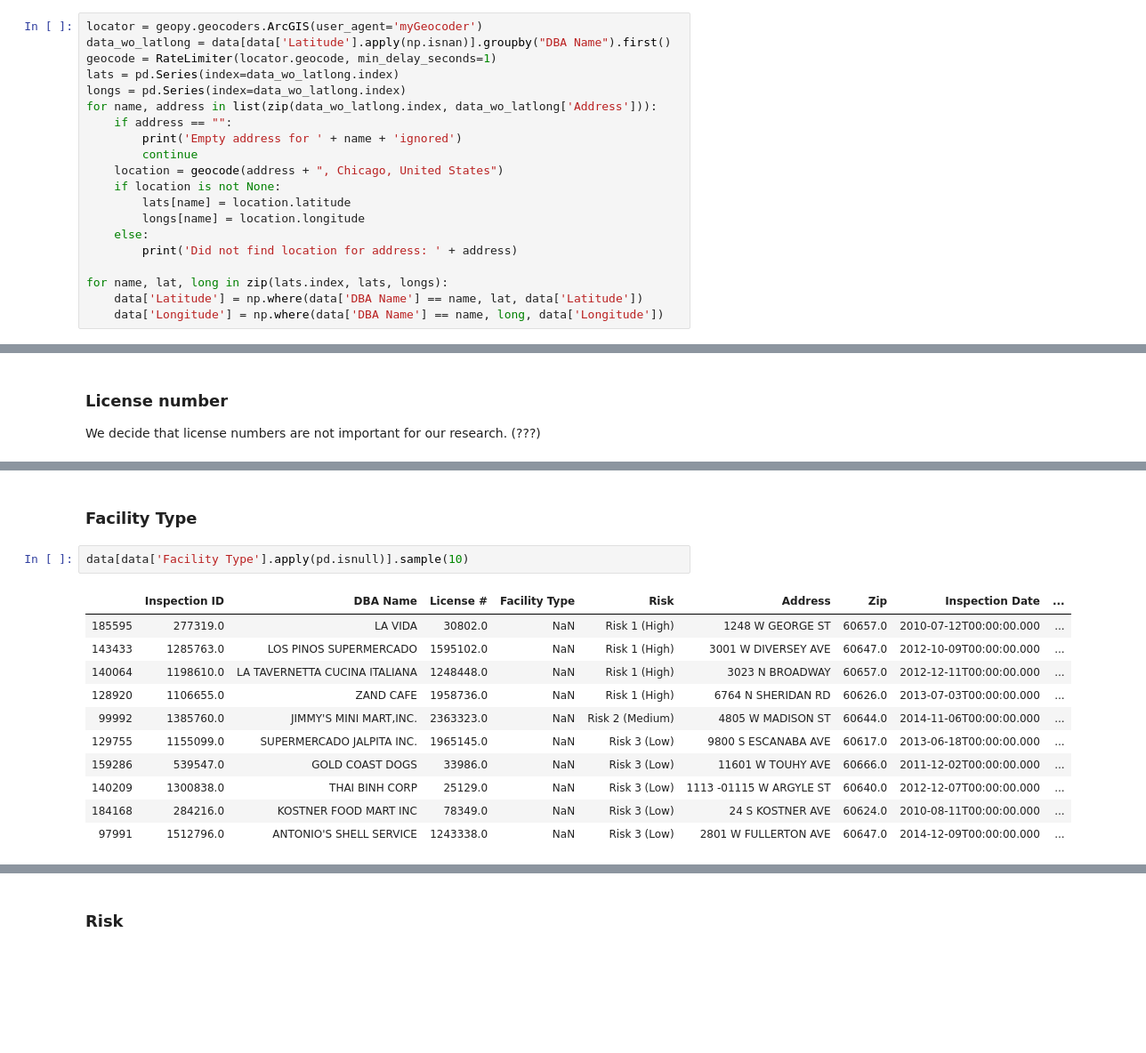
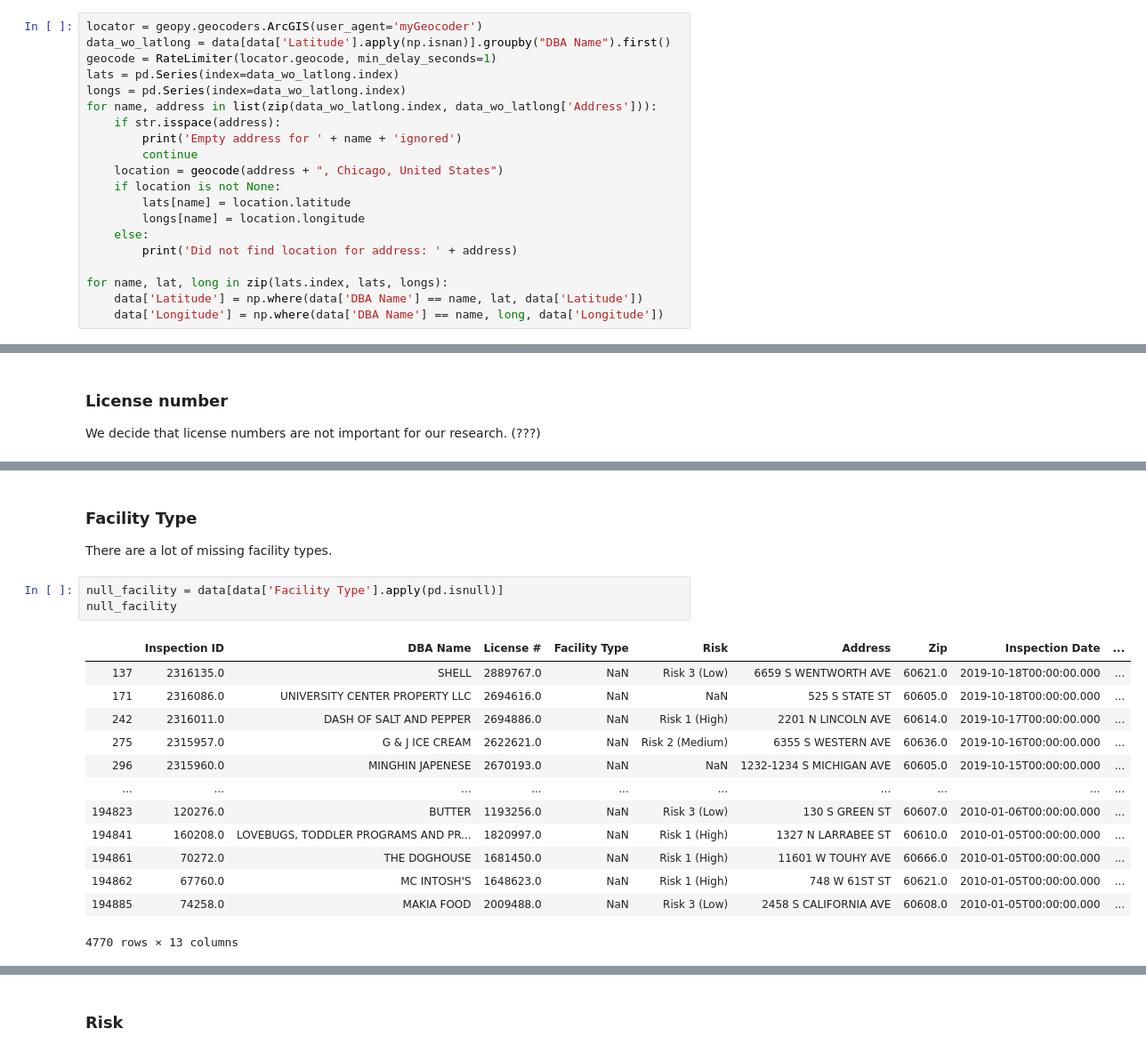
Before and after one commit to pcanas/ada-project-oejp, a Jupyter notebook: proj-notebook.ipynb, the cells around one changed output, grey strips where cells are left out. Shown at 89% size. Cells and saved outputs as stored; diff of their text form; blank space fills up the shorter version.

```diff
--- a/proj-notebook.ipynb
+++ b/proj-notebook.ipynb
@@ -78,7 +85,7 @@ geocode = RateLimiter(locator.geocode, min_delay_seconds=1)
 lats = pd.Series(index=data_wo_latlong.index)
 longs = pd.Series(index=data_wo_latlong.index)
 for name, address in list(zip(data_wo_latlong.index, data_wo_latlong['Address'])):
-    if address == "":
+    if str.isspace(address):
         print('Empty address for ' + name + 'ignored')
         continue
     location = geocode(address + ", Chicago, United States")
@@ -150,17 +164,21 @@ data[data['License #'].apply(pd.isnull)].sample(10)
 | 176442 | 417318.0 | AVALON COMMUNITY CHURCH/FREEDOM H... | NaN | CHURCH/AFTER SCHOOL PROGRAM | Risk 1 (High) | 8100 S DANTE AVE | 60619.0 | 2011-01-10T00:00:00.000 | ... |
-# %% [markdown]
-### Facility Type
+# %% [markdown]
+### Facility Type
+There are a lot of missing facility types.
 # %%
-data[data['Facility Type'].apply(pd.isnull)].sample(10)
+null_facility = data[data['Facility Type'].apply(pd.isnull)]
+null_facility
 # %% [output]
 |  | Inspection ID | DBA Name | License # | Facility Type | Risk | Address | Zip | Inspection Date | ... |
-| 185595 | 277319.0 | LA VIDA | 30802.0 | NaN | Risk 1 (High) | 1248 W GEORGE ST | 60657.0 | 2010-07-12T00:00:00.000 | ... |
-| 143433 | 1285763.0 | LOS PINOS SUPERMERCADO | 1595102.0 | NaN | Risk 1 (High) | 3001 W DIVERSEY AVE | 60647.0 | 2012-10-09T00:00:00.000 | ... |
-| 140064 | 1198610.0 | LA TAVERNETTA CUCINA ITALIANA | 1248448.0 | NaN | Risk 1 (High) | 3023 N BROADWAY | 60657.0 | 2012-12-11T00:00:00.000 | ... |
-| 128920 | 1106655.0 | ZAND CAFE | 1958736.0 | NaN | Risk 1 (High) | 6764 N SHERIDAN RD | 60626.0 | 2013-07-03T00:00:00.000 | ... |
-| 99992 | 1385760.0 | JIMMY'S MINI MART,INC. | 2363323.0 | NaN | Risk 2 (Medium) | 4805 W MADISON ST | 60644.0 | 2014-11-06T00:00:00.000 | ... |
-| 129755 | 1155099.0 | SUPERMERCADO JALPITA INC. | 1965145.0 | NaN | Risk 3 (Low) | 9800 S ESCANABA AVE | 60617.0 | 2013-06-18T00:00:00.000 | ... |
-| 159286 | 539547.0 | GOLD COAST DOGS | 33986.0 | NaN | Risk 3 (Low) | 11601 W TOUHY AVE | 60666.0 | 2011-12-02T00:00:00.000 | ... |
-| 140209 | 1300838.0 | THAI BINH CORP | 25129.0 | NaN | Risk 3 (Low) | 1113 -01115 W ARGYLE ST | 60640.0 | 2012-12-07T00:00:00.000 | ... |
-| 184168 | 284216.0 | KOSTNER FOOD MART INC | 78349.0 | NaN | Risk 3 (Low) | 24 S KOSTNER AVE | 60624.0 | 2010-08-11T00:00:00.000 | ... |
-| 97991 | 1512796.0 | ANTONIO'S SHELL SERVICE | 1243338.0 | NaN | Risk 3 (Low) | 2801 W FULLERTON AVE | 60647.0 | 2014-12-09T00:00:00.000 | ... |
+| 137 | 2316135.0 | SHELL | 2889767.0 | NaN | Risk 3 (Low) | 6659 S WENTWORTH AVE | 60621.0 | 2019-10-18T00:00:00.000 | ... |
+| 171 | 2316086.0 | UNIVERSITY CENTER PROPERTY LLC | 2694616.0 | NaN | NaN | 525 S STATE ST | 60605.0 | 2019-10-18T00:00:00.000 | ... |
+| 242 | 2316011.0 | DASH OF SALT AND PEPPER | 2694886.0 | NaN | Risk 1 (High) | 2201 N LINCOLN AVE | 60614.0 | 2019-10-17T00:00:00.000 | ... |
+| 275 | 2315957.0 | G & J ICE CREAM | 2622621.0 | NaN | Risk 2 (Medium) | 6355 S WESTERN AVE | 60636.0 | 2019-10-16T00:00:00.000 | ... |
+| 296 | 2315960.0 | MINGHIN JAPENESE | 2670193.0 | NaN | NaN | 1232-1234 S MICHIGAN AVE | 60605.0 | 2019-10-15T00:00:00.000 | ... |
+| ... | ... | ... | ... | ... | ... | ... | ... | ... | ... |
+| 194823 | 120276.0 | BUTTER | 1193256.0 | NaN | Risk 3 (Low) | 130 S GREEN ST | 60607.0 | 2010-01-06T00:00:00.000 | ... |
+| 194841 | 160208.0 | LOVEBUGS, TODDLER PROGRAMS AND PR... | 1820997.0 | NaN | Risk 1 (High) | 1327 N LARRABEE ST | 60610.0 | 2010-01-05T00:00:00.000 | ... |
+| 194861 | 70272.0 | THE DOGHOUSE | 1681450.0 | NaN | Risk 1 (High) | 11601 W TOUHY AVE | 60666.0 | 2010-01-05T00:00:00.000 | ... |
+| 194862 | 67760.0 | MC INTOSH'S | 1648623.0 | NaN | Risk 1 (High) | 748 W 61ST ST | 60621.0 | 2010-01-05T00:00:00.000 | ... |
+| 194885 | 74258.0 | MAKIA FOOD | 2009488.0 | NaN | Risk 3 (Low) | 2458 S CALIFORNIA AVE | 60608.0 | 2010-01-05T00:00:00.000 | ... |
+4770 rows × 13 columns
```
Also changed, not shown: parts of 26 cells of this notebook.
